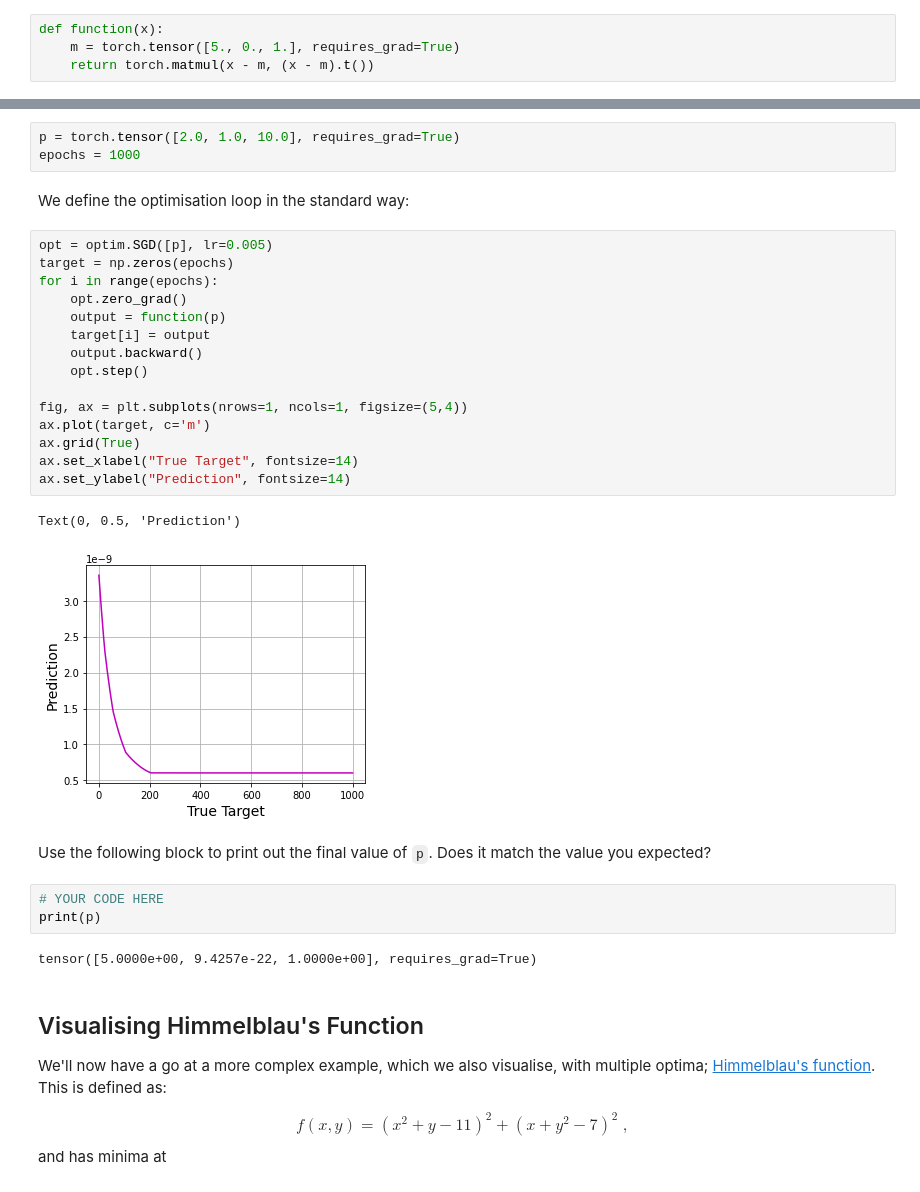
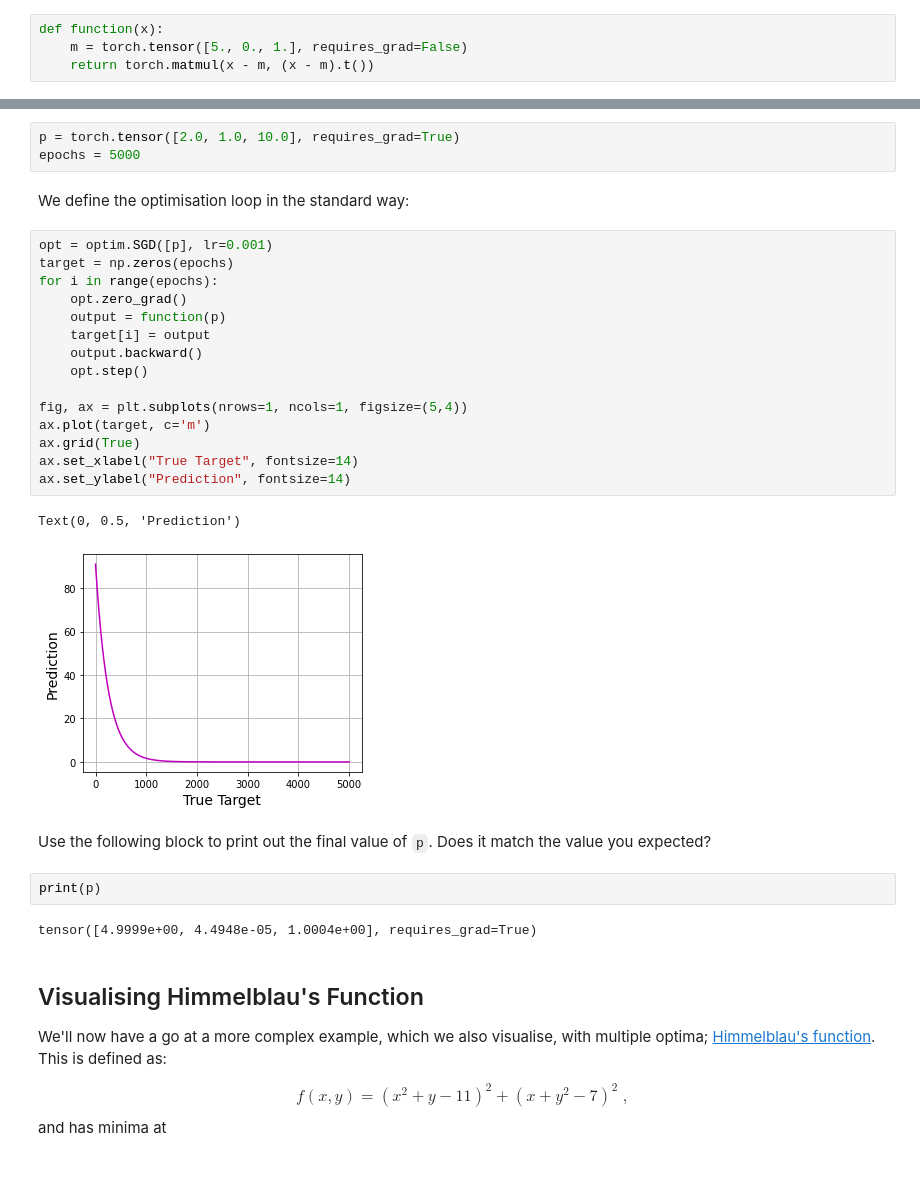
Before and after one commit to WHU-Peter/COMP6248-Deep-Learning, a Jupyter notebook: 3_1_FuntionOptimisation.ipynb, the cells around one changed output, grey strips where cells are left out. Saved outputs shown, nothing was run; the diff lists cells and outputs as text.

```diff
--- a/3_1_FuntionOptimisation.ipynb
+++ b/3_1_FuntionOptimisation.ipynb
@@ -52,7 +35,7 @@ Text(0, 0.5, 'Prediction')
 First, complete the following code block to implement the above function using PyTorch:
 # %%
 def function(x):
-    m = torch.tensor([5., 0., 1.], requires_grad=True)
+    m = torch.tensor([5., 0., 1.], requires_grad=False)
     return torch.matmul(x - m, (x - m).t())
 # %% [markdown]
 ### Optimising
@@ -61,34 +44,33 @@ We need two more things before we can start optimising.
 We need our initial guess - which we've set to [2.0, 1.0, 10.0] and we need to how many epochs to take.
 # %%
 p = torch.tensor([2.0, 1.0, 10.0], requires_grad=True)
-epochs = 1000
+epochs = 5000
 # %% [markdown]
 We define the optimisation loop in the standard way:
 # %%
-opt = optim.SGD([p], lr=0.005)
+opt = optim.SGD([p], lr=0.001)
 target = np.zeros(epochs)
 for i in range(epochs):
     opt.zero_grad()
     output = function(p)
     target[i] = output
     output.backward()
     opt.step()
 
 fig, ax = plt.subplots(nrows=1, ncols=1, figsize=(5,4))
 ax.plot(target, c='m')
 ax.grid(True)
 ax.set_xlabel("True Target", fontsize=14)
 ax.set_ylabel("Prediction", fontsize=14)
 # %% [output]
 Text(0, 0.5, 'Prediction')
-[figure, old version]
+[figure, new version]
 # %% [markdown]
 Use the following block to print out the final value of `p`. Does it match the value you expected?
-# %%
-# YOUR CODE HERE
-print(p)
-# %% [output]
-tensor([5.0000e+00, 9.4257e-22, 1.0000e+00], requires_grad=True)
+# %%
+print(p)
+# %% [output]
+tensor([4.9999e+00, 4.4948e-05, 1.0004e+00], requires_grad=True)
 # %% [markdown]
 ## Visualising Himmelblau's Function
 
```
Also changed, not shown: parts of 10 cells of this notebook.
